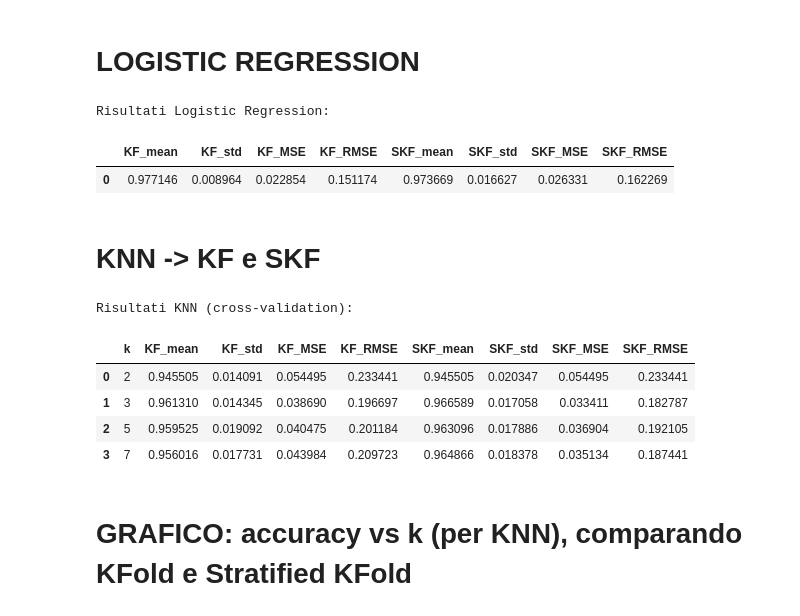
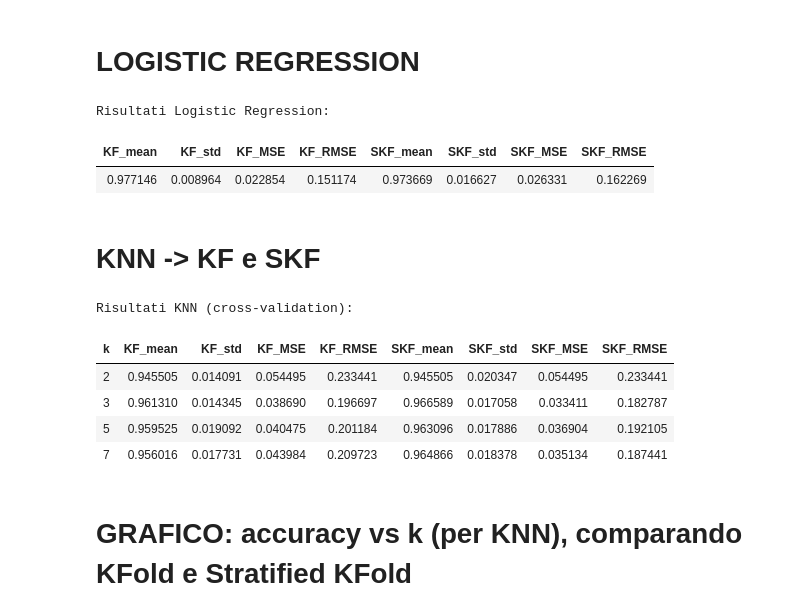
Before and after one commit to ashuraWho/Anzellotti_DepositoCorso, a Jupyter notebook: CORSO PYTHON/17. Gio 04-12 2025/Breast Cancer/analisi.ipynb, the cells around one changed output. Drawn from its saved outputs; the diff is of its cells as text; code cells hidden in the pictures.

```diff
--- a/CORSO PYTHON/17. Gio 04-12 2025/Breast Cancer/analisi.ipynb
+++ b/CORSO PYTHON/17. Gio 04-12 2025/Breast Cancer/analisi.ipynb
@@ -135,45 +132,45 @@ logreg_results.append({
 df_logreg = pd.DataFrame(logreg_results)
 
 print("\nRisultati Logistic Regression:")
-display(df_logreg)
+display(df_logreg.style.hide(axis="index"))
 # %% [output]
 Risultati Logistic Regression:
-|  | KF_mean | KF_std | KF_MSE | KF_RMSE | SKF_mean | SKF_std | SKF_MSE | SKF_RMSE |
-| 0 | 0.977146 | 0.008964 | 0.022854 | 0.151174 | 0.973669 | 0.016627 | 0.026331 | 0.162269 |
+| KF_mean | KF_std | KF_MSE | KF_RMSE | SKF_mean | SKF_std | SKF_MSE | SKF_RMSE |
+| 0.977146 | 0.008964 | 0.022854 | 0.151174 | 0.973669 | 0.016627 | 0.026331 | 0.162269 |
 # %% [markdown]
 # KNN -> KF e SKF
 # %%
 k_values = [2, 3, 5, 7]
 knn_results = []
 
 for k in k_values:
     knn = KNeighborsClassifier(n_neighbors=k)
 
     knn_kf_mean, knn_kf_std, knn_kf_mse, knn_kf_rmse = evaluate_model(knn, X, y, kf)
     knn_skf_mean, knn_skf_std, knn_skf_mse, knn_skf_rmse = evaluate_model(knn, X, y, skf)
 
     knn_results.append({
         "k": k,
         "KF_mean": knn_kf_mean,
         "KF_std": knn_kf_std,
         "KF_MSE": knn_kf_mse,
         "KF_RMSE": knn_kf_rmse,
         "SKF_mean": knn_skf_mean,
         "SKF_std": knn_skf_std,
         "SKF_MSE": knn_skf_mse,
         "SKF_RMSE": knn_skf_rmse
     })
 
 df_knn = pd.DataFrame(knn_results)
 print("\nRisultati KNN (cross-validation):")
-display(df_knn)
+display(df_knn.style.hide(axis="index"))
 # %% [output]
 Risultati KNN (cross-validation):
-|  | k | KF_mean | KF_std | KF_MSE | KF_RMSE | SKF_mean | SKF_std | SKF_MSE | SKF_RMSE |
-| 0 | 2 | 0.945505 | 0.014091 | 0.054495 | 0.233441 | 0.945505 | 0.020347 | 0.054495 | 0.233441 |
-| 1 | 3 | 0.961310 | 0.014345 | 0.038690 | 0.196697 | 0.966589 | 0.017058 | 0.033411 | 0.182787 |
-| 2 | 5 | 0.959525 | 0.019092 | 0.040475 | 0.201184 | 0.963096 | 0.017886 | 0.036904 | 0.192105 |
-| 3 | 7 | 0.956016 | 0.017731 | 0.043984 | 0.209723 | 0.964866 | 0.018378 | 0.035134 | 0.187441 |
+| k | KF_mean | KF_std | KF_MSE | KF_RMSE | SKF_mean | SKF_std | SKF_MSE | SKF_RMSE |
+| 2 | 0.945505 | 0.014091 | 0.054495 | 0.233441 | 0.945505 | 0.020347 | 0.054495 | 0.233441 |
+| 3 | 0.961310 | 0.014345 | 0.038690 | 0.196697 | 0.966589 | 0.017058 | 0.033411 | 0.182787 |
+| 5 | 0.959525 | 0.019092 | 0.040475 | 0.201184 | 0.963096 | 0.017886 | 0.036904 | 0.192105 |
+| 7 | 0.956016 | 0.017731 | 0.043984 | 0.209723 | 0.964866 | 0.018378 | 0.035134 | 0.187441 |
 # %% [markdown]
 # GRAFICO: accuracy vs k (per KNN), comparando KFold e Stratified KFold
 # %%
```
Also changed, not shown: parts of 8 cells of this notebook, 4 other files.
